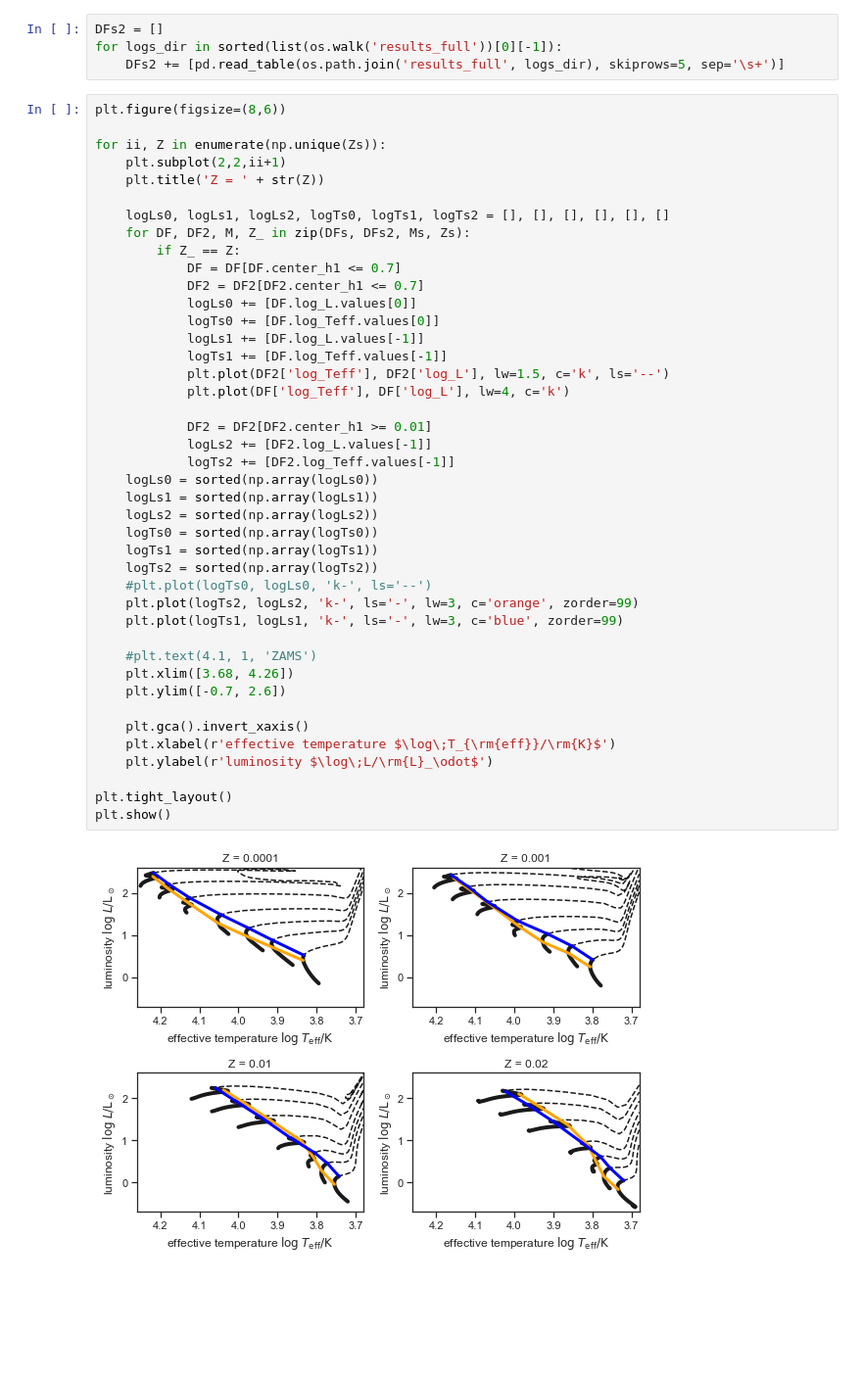
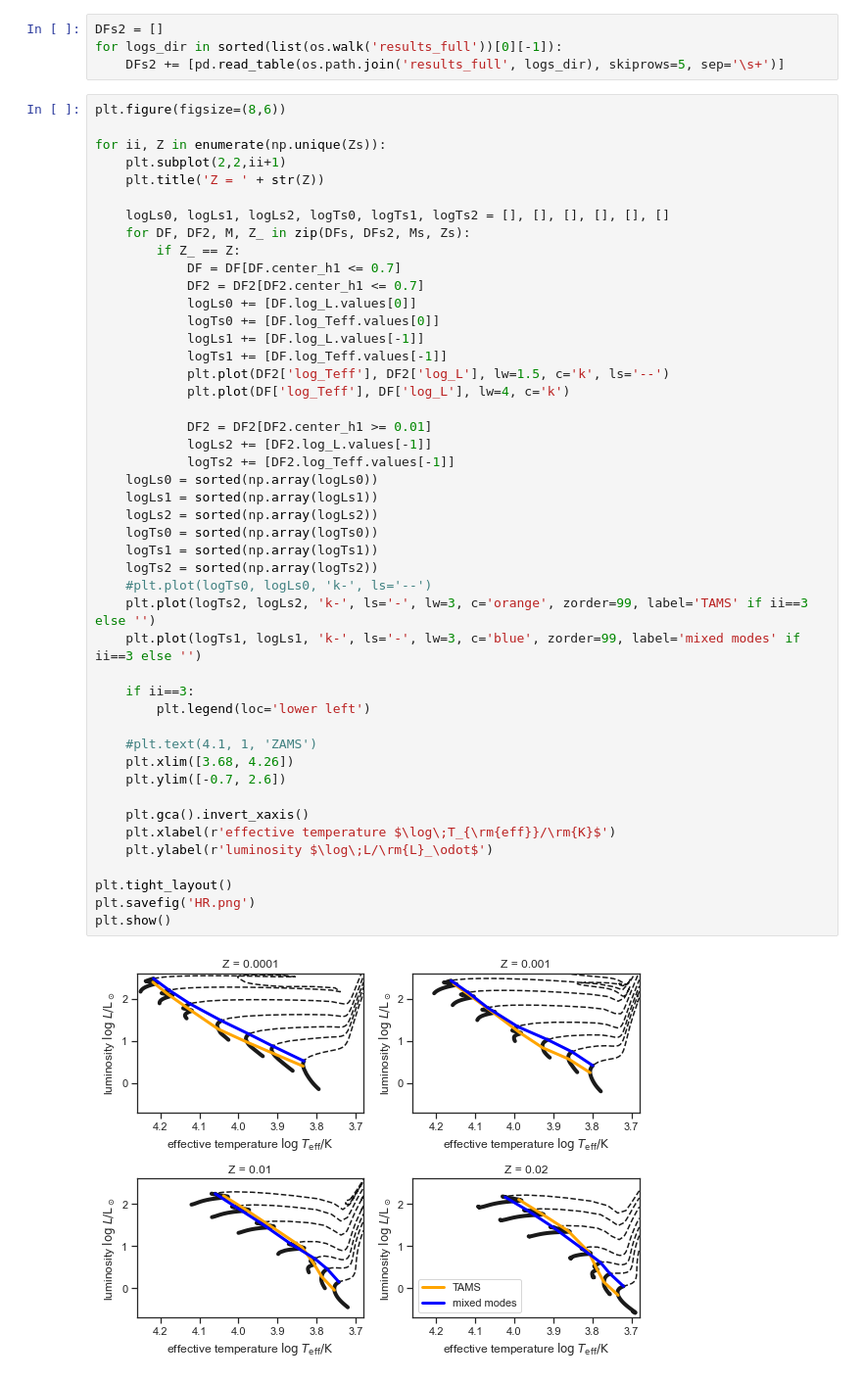
Before and after one commit to earlbellinger/mesa-summer-school-2022, a Jupyter notebook: work-dirs/grid/maxilab.ipynb, the cells around one changed output. Shown at 98% size. Drawn from its saved outputs; the diff is of its cells as text; blank space fills up the shorter version.

```diff
--- a/work-dirs/grid/maxilab.ipynb
+++ b/work-dirs/grid/maxilab.ipynb
@@ -55,33 +68,37 @@ for ii, Z in enumerate(np.unique(Zs)):
             DF2 = DF2[DF2.center_h1 <= 0.7]
             logLs0 += [DF.log_L.values[0]]
             logTs0 += [DF.log_Teff.values[0]]
             logLs1 += [DF.log_L.values[-1]]
             logTs1 += [DF.log_Teff.values[-1]]
             plt.plot(DF2['log_Teff'], DF2['log_L'], lw=1.5, c='k', ls='--')
             plt.plot(DF['log_Teff'], DF['log_L'], lw=4, c='k')
 
             DF2 = DF2[DF2.center_h1 >= 0.01]
             logLs2 += [DF2.log_L.values[-1]]
             logTs2 += [DF2.log_Teff.values[-1]]
     logLs0 = sorted(np.array(logLs0))
     logLs1 = sorted(np.array(logLs1))
     logLs2 = sorted(np.array(logLs2))
     logTs0 = sorted(np.array(logTs0))
     logTs1 = sorted(np.array(logTs1))
     logTs2 = sorted(np.array(logTs2))
     #plt.plot(logTs0, logLs0, 'k-', ls='--')
-    plt.plot(logTs2, logLs2, 'k-', ls='-', lw=3, c='orange', zorder=99)
-    plt.plot(logTs1, logLs1, 'k-', ls='-', lw=3, c='blue', zorder=99)
+    plt.plot(logTs2, logLs2, 'k-', ls='-', lw=3, c='orange', zorder=99, label='TAMS' if ii==3 else '')
+    plt.plot(logTs1, logLs1, 'k-', ls='-', lw=3, c='blue', zorder=99, label='mixed modes' if ii==3 else '')
+
+    if ii==3:
+        plt.legend(loc='lower left')
 
     #plt.text(4.1, 1, 'ZAMS')
     plt.xlim([3.68, 4.26])
     plt.ylim([-0.7, 2.6])
 
     plt.gca().invert_xaxis()
     plt.xlabel(r'effective temperature $\log\;T_{\rm{eff}}/\rm{K}$')
     plt.ylabel(r'luminosity $\log\;L/\rm{L}_\odot$')
 
 plt.tight_layout()
+plt.savefig('HR.png')
 plt.show()
 # %% [output]
-[figure, old version]
+[figure, new version]
```
Also changed, not shown: parts of 1 cell of this notebook, 1 other file.
